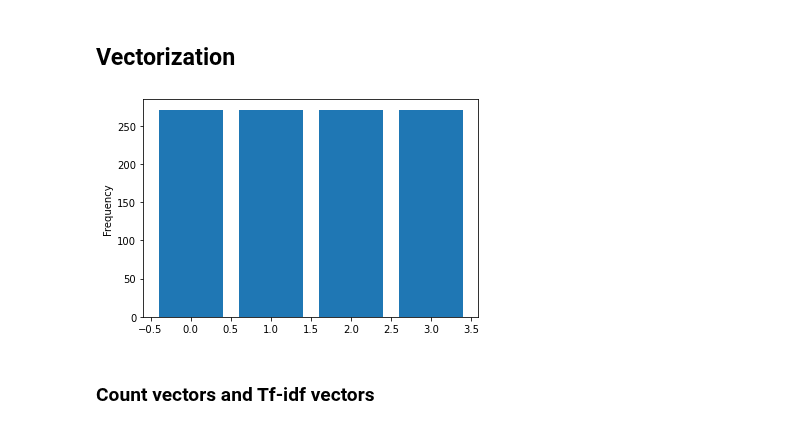
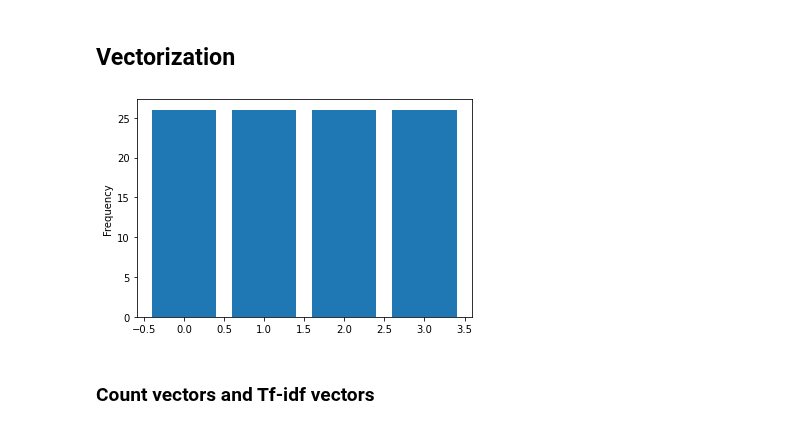
Before and after one commit to malte-koenig/AG_News_Classifier, a Jupyter notebook: main.ipynb, the cells around one changed output. Saved outputs shown, nothing was run; the diff lists cells and outputs as text; code cells hidden in the pictures.

```diff
--- a/main.ipynb
+++ b/main.ipynb
@@ -146,15 +152,15 @@ train_df.head()
 # %%
 # read in preprocessed training data if necessary
 train_df = pd.read_csv('preprocessed_training_data.csv', sep=';', encoding='utf-8')
 
 #fractionize and undersample data
-train_data, train_target = balanced_fractionize(train_df, 0.01)
+train_data, train_target = balanced_fractionize(train_df, 0.001)
 
 #Tokenize
 def get_train_tokens(df_data):
     return [word_tokenize(text) for text in df_data['text']]
 # %% [output]
-[figure, old version]
+[figure, new version]
 # %% [markdown]
 ### Count vectors and Tf-idf vectors
 # %%
```
Also changed, not shown: parts of 8 cells of this notebook.
